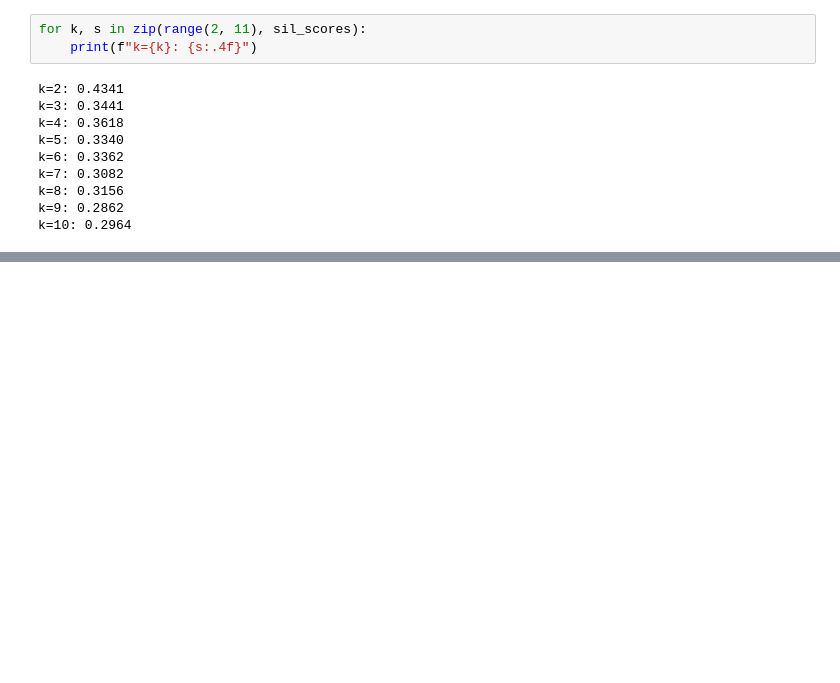
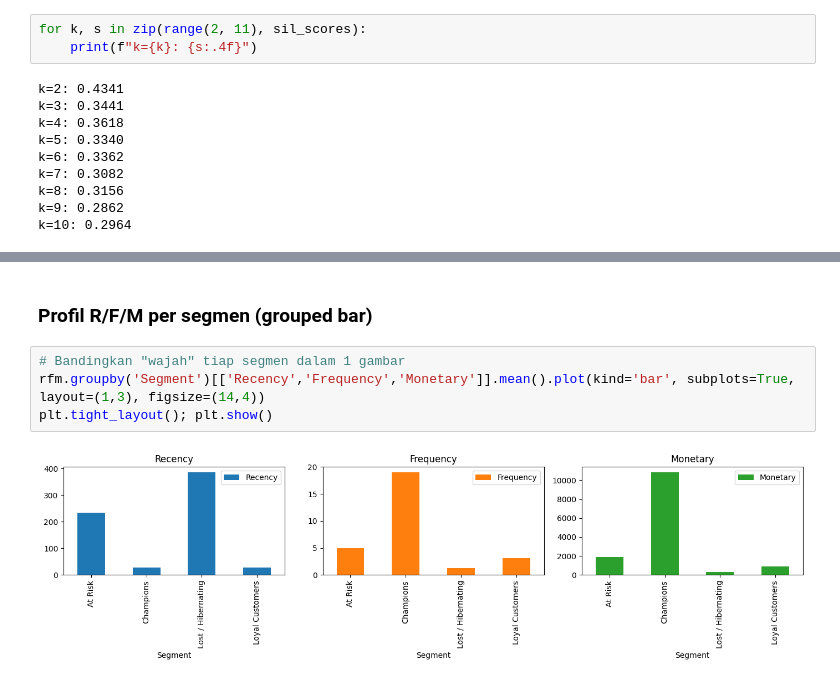
Before and after one commit to Naitkomahli/Customer-Segmentation-use-RFM-Analysis-with-K-Means-Clustering, a Jupyter notebook: model.ipynb, the cells around one changed output, grey strips where cells are left out. Saved outputs shown, nothing was run; the diff lists cells and outputs as text; blank space fills up the shorter version.

```diff
--- a/model.ipynb
+++ b/model.ipynb
@@ -301,0 +377,8 @@ k=10: 0.2964
+# %% [markdown]
+### Profil R/F/M per segmen (grouped bar)
+# %%
+# Bandingkan "wajah" tiap segmen dalam 1 gambar
+rfm.groupby('Segment')[['Recency','Frequency','Monetary']].mean().plot(kind='bar', subplots=True, layout=(1,3), figsize=(14,4))
+plt.tight_layout(); plt.show()
+# %% [output]
+[figure, added]
```
Also changed, not shown: parts of 11 cells of this notebook, 3 other files.
